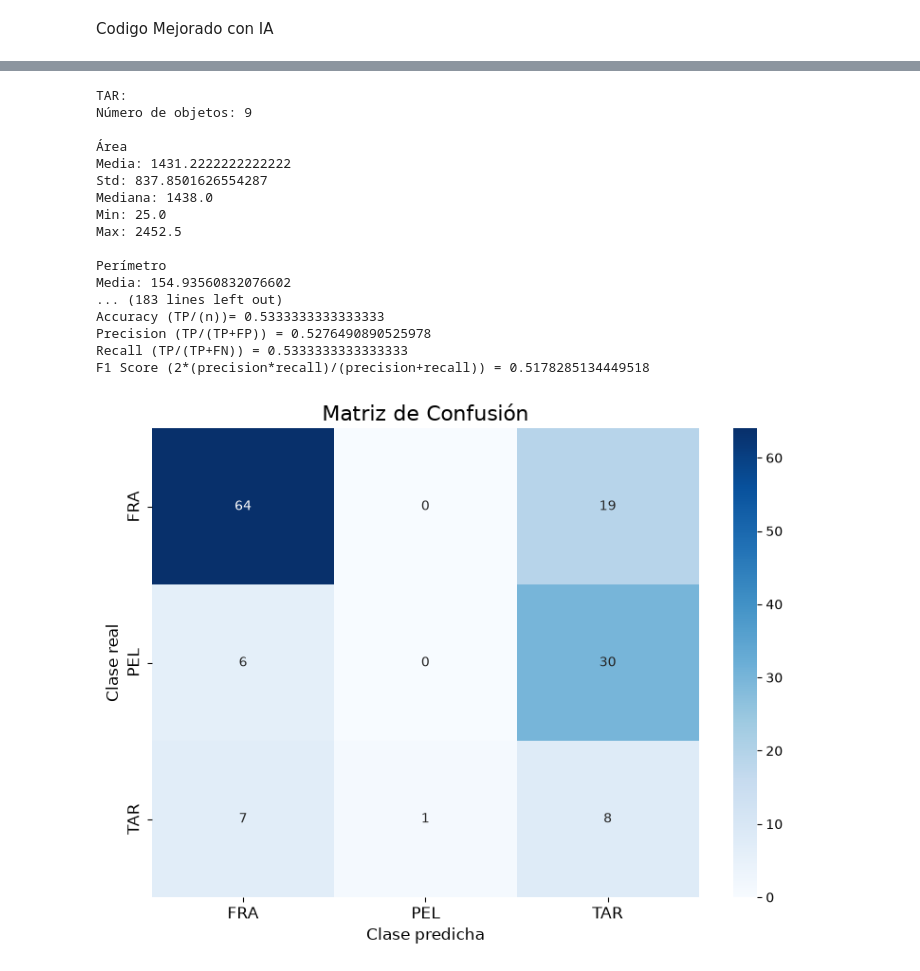
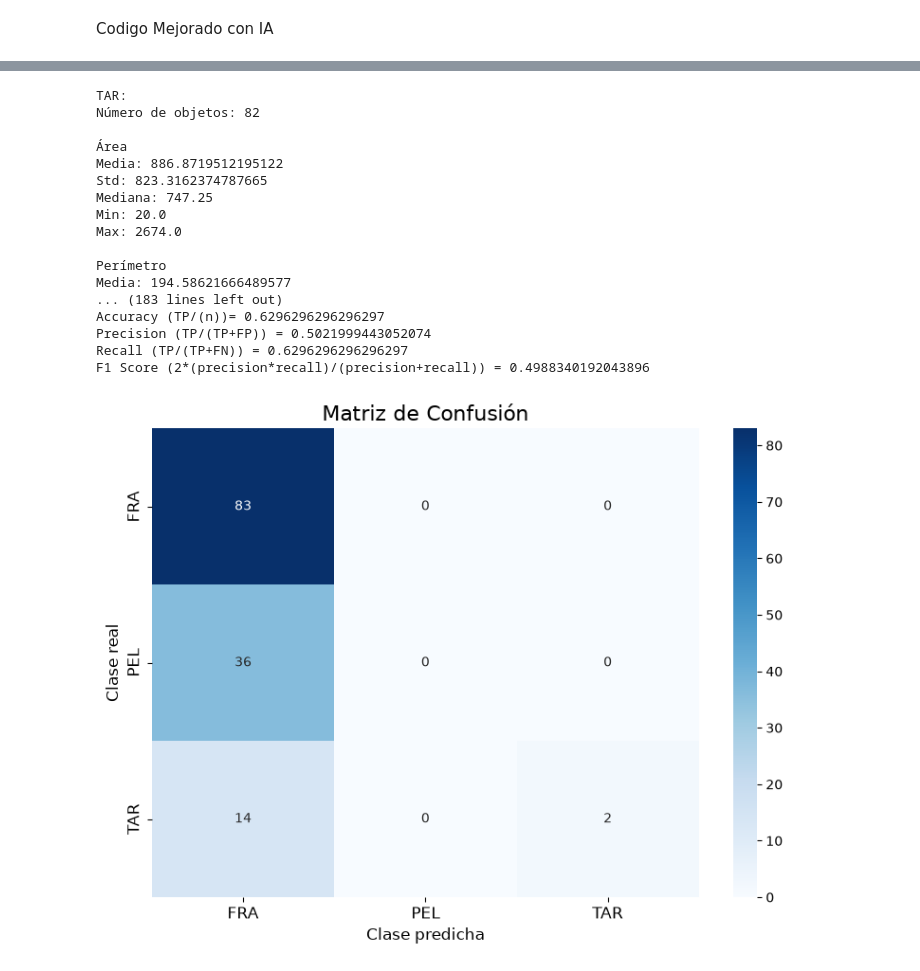
Before and after one commit to danielhdezschez/VC_P3, a Jupyter notebook: VC_P3.ipynb, the cells around one changed output, grey strips where cells are left out. Saved outputs shown, nothing was run; the diff lists cells and outputs as text; code cells hidden in the pictures.

```diff
--- a/VC_P3.ipynb
+++ b/VC_P3.ipynb
@@ -474,11 +474,10 @@ img_cont = np.zeros(img.shape)
 cv2.drawContours(img_cont, contornos, -1, (255,255,255), -1)
 
 plt.imshow(img_cont, "gray")
-plt.title("Muestra Umbralizada")
 plt.axis('off')
 plt.show()
 
-_, _, contornos_tar = procesar_imagen("TAR.png")
+_, _, contornos_tar = procesar_imagen("tar-03-olympus-10-01-2020.JPG")
 muestra_tar = obtener_caracteristicas(contornos_tar)
 print("TAR: ")
 imprimir_estadisticas(muestra_tar)
@@ -486,7 +485,7 @@ imprimir_estadisticas(muestra_tar)
 X_tar = [m["features"] for m in muestra_tar]
 y_tar = ["TAR"] * len(X_tar)
 
-_, _, contornos_pel = procesar_imagen("PEL.png")
+_, _, contornos_pel = procesar_imagen("pellet-03-olympus-10-01-2020.JPG")
 muestra_pel = obtener_caracteristicas(contornos_pel)
 print("PEL: ")
 imprimir_estadisticas(muestra_pel)
@@ -494,7 +493,7 @@ imprimir_estadisticas(muestra_pel)
 X_pel = [m["features"] for m in muestra_pel]
 y_pel = ["PEL"] * len(X_pel)
 
-_, _, contornos_fra = procesar_imagen("FRA.png")
+_, _, contornos_fra = procesar_imagen("fragment-03-olympus-10-01-2020.JPG")
 muestra_fra = obtener_caracteristicas(contornos_fra)
 print("FRA: ")
 imprimir_estadisticas(muestra_fra)
@@ -696,7 +695,7 @@ def obtener_caracteristicas(contornos, imgorig):
             px = punto[0][0]
             py = punto[0][1]
 
-            distancias.append(np.sqrt((px - cx) * 2 + (py - cy) * 2))
+            distancias.append(np.hypot(px - cx,py - cy))
 
         relacion_centroide = (
             min(distancias) / max(distancias) if max(distancias) > 0 else 0
@@ -782,7 +781,7 @@ plt.title("Muestra Umbralizada")
 plt.axis("off")
 plt.show()
 
-img_tar, _, contornos_tar = procesar_imagen("TAR.png")
+img_tar, _, contornos_tar = procesar_imagen("tar-03-olympus-10-01-2020.jpg")
 muestra_tar = obtener_caracteristicas(contornos_tar, img_tar)
 print("TAR: ")
 imprimir_estadisticas(muestra_tar)
@@ -790,15 +789,17 @@ imprimir_estadisticas(muestra_tar)
 X_tar = [m["features"] for m in muestra_tar]
 y_tar = ["TAR"] * len(X_tar)
 
-img_pel, _, contornos_pel = procesar_imagen("PEL.png")
+img_pel, _, contornos_pel = procesar_imagen("pellet-03-olympus-10-01-2020.jpg")
 muestra_pel = obtener_caracteristicas(contornos_pel, img_pel)
 print("PEL: ")
+
 imprimir_estadisticas(muestra_pel)
 
 X_pel = [m["features"] for m in muestra_pel]
 y_pel = ["PEL"] * len(X_pel)
 
-img_fra, _, contornos_fra = procesar_imagen("FRA.png")
+
+img_fra, _, contornos_fra = procesar_imagen("fragment-03-olympus-10-01-2020.JPG")
 muestra_fra = obtener_caracteristicas(contornos_fra, img_fra)
 print("FRA: ")
 imprimir_estadisticas(muestra_fra)
@@ -816,9 +817,9 @@ modelo.fit(muestras_train, label_train)
 label_pred = modelo.predict(muestra_real)
 
 accuracy = accuracy_score(label_real, label_pred)
-precision = precision_score(label_real, label_pred, average="weighted")
-recall = recall_score(label_real, label_pred, average="weighted")
-f1score = f1_score(label_real, label_pred, average="weighted")
+precision = precision_score(label_real, label_pred, average="weighted",zero_division=0)
+recall = recall_score(label_real, label_pred, average="weighted",zero_division=0)
+f1score = f1_score(label_real, label_pred, average="weighted",zero_division=0)
 
 print(f"Accuracy (TP/(n))= {accuracy}")
 print(f"Precision (TP/(TP+FP)) = {precision}")
@@ -829,42 +830,42 @@ conf_matrix = confusion_matrix(
     label_real, label_pred, labels=["FRA", "PEL", "TAR"]
 )
 
 plt.figure(figsize=(8, 6))
 
 sns.heatmap(
     conf_matrix,
     annot=True,
     fmt="d",
     cmap="Blues",
     cbar=True,
     xticklabels=["FRA", "PEL", "TAR"],
     yticklabels=["FRA", "PEL", "TAR"],
 )
 plt.xticks(fontsize=12)
 plt.yticks(fontsize=12)
 plt.title("Matriz de Confusión", fontsize=16)
 plt.xlabel("Clase predicha", fontsize=12)
 plt.ylabel("Clase real", fontsize=12)
 
 plt.tight_layout()
 plt.show()
 # %% [output]
 [figure]
 TAR:
-Número de objetos: 9
+Número de objetos: 82
 
 Área
-Media: 1431.2222222222222
-Std: 837.8501626554287
-Mediana: 1438.0
-Min: 25.0
-Max: 2452.5
+Media: 886.8719512195122
+Std: 823.3162374787665
+Mediana: 747.25
+Min: 20.0
+Max: 2674.0
 
 Perímetro
-Media: 154.93560832076602
+Media: 194.58621666489577
 ... (183 lines left out)
-Accuracy (TP/(n))= 0.5333333333333333
-Precision (TP/(TP+FP)) = 0.5276490890525978
-Recall (TP/(TP+FN)) = 0.5333333333333333
-F1 Score (2*(precision*recall)/(precision+recall)) = 0.5178285134449518
+Accuracy (TP/(n))= 0.6296296296296297
+Precision (TP/(TP+FP)) = 0.5021999443052074
+Recall (TP/(TP+FN)) = 0.6296296296296297
+F1 Score (2*(precision*recall)/(precision+recall)) = 0.4988340192043896
-[figure, old version]
+[figure, new version]
```
Also changed, not shown: parts of 1 cell of this notebook, 3 other files.
